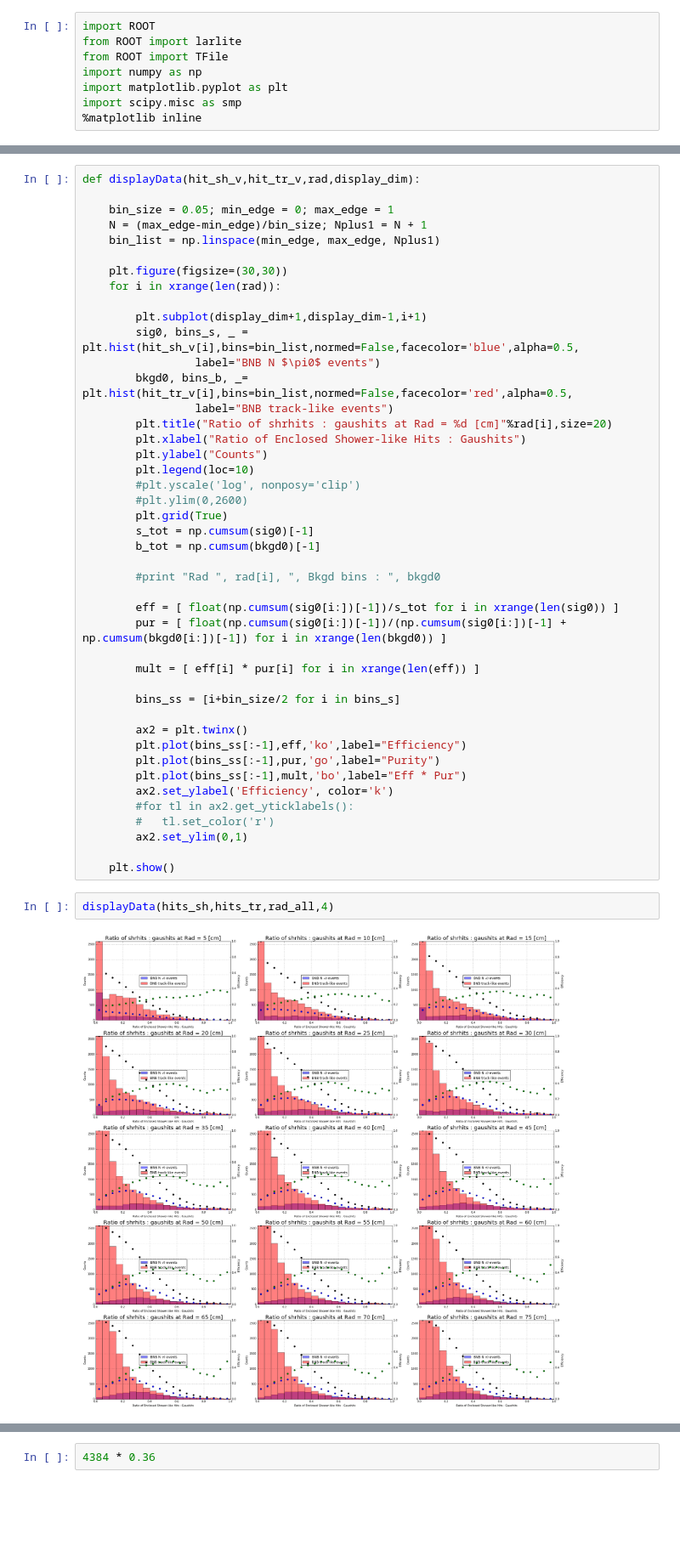
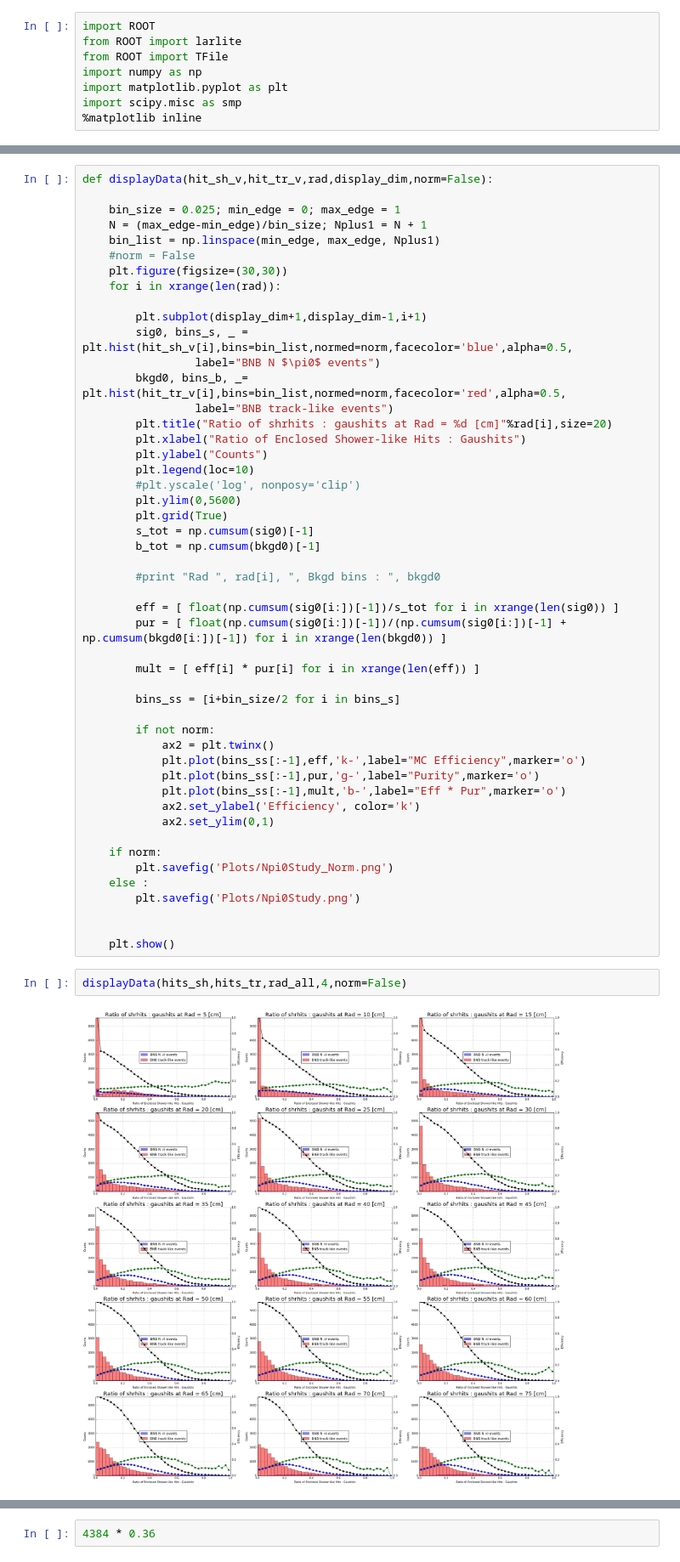
Before and after one commit to ahack379/ShowerTest, a Jupyter notebook: FindCutValue/mac/CosmicBNBFilterStudy.ipynb, the cells around one changed output, grey strips where cells are left out. Shown: that part at 85% size. Saved outputs shown, nothing was run; the diff lists cells and outputs as text; blank space fills up the shorter version.

Commit message:
Adding lots of updates from a while ago. Primarily committing beginning of systematic error study --ahack

```diff
--- a/FindCutValue/mac/CosmicBNBFilterStudy.ipynb
+++ b/FindCutValue/mac/CosmicBNBFilterStudy.ipynb
@@ -54,25 +57,25 @@ hits_tr = np.array(hits_tr).reshape(n_rads,t_evts)
 N radS :  15
 # %%
-def displayData(hit_sh_v,hit_tr_v,rad,display_dim):
+def displayData(hit_sh_v,hit_tr_v,rad,display_dim,norm=False):
 
-    bin_size = 0.05; min_edge = 0; max_edge = 1
+    bin_size = 0.025; min_edge = 0; max_edge = 1
     N = (max_edge-min_edge)/bin_size; Nplus1 = N + 1
     bin_list = np.linspace(min_edge, max_edge, Nplus1)
-
+    #norm = False
     plt.figure(figsize=(30,30))
     for i in xrange(len(rad)):
 
         plt.subplot(display_dim+1,display_dim-1,i+1)
-        sig0, bins_s, _ = plt.hist(hit_sh_v[i],bins=bin_list,normed=False,facecolor='blue',alpha=0.5,
+        sig0, bins_s, _ = plt.hist(hit_sh_v[i],bins=bin_list,normed=norm,facecolor='blue',alpha=0.5,
                  label="BNB N $\pi0$ events")
-        bkgd0, bins_b, _= plt.hist(hit_tr_v[i],bins=bin_list,normed=False,facecolor='red',alpha=0.5,
+        bkgd0, bins_b, _= plt.hist(hit_tr_v[i],bins=bin_list,normed=norm,facecolor='red',alpha=0.5,
                  label="BNB track-like events")
         plt.title("Ratio of shrhits : gaushits at Rad = %d [cm]"%rad[i],size=20)
         plt.xlabel("Ratio of Enclosed Shower-like Hits : Gaushits")
         plt.ylabel("Counts")
         plt.legend(loc=10)
         #plt.yscale('log', nonposy='clip')
-        #plt.ylim(0,2600)
+        plt.ylim(0,5600)
         plt.grid(True)
         s_tot = np.cumsum(sig0)[-1]
         b_tot = np.cumsum(bkgd0)[-1]
@@ -86,17 +89,22 @@ def displayData(hit_sh_v,hit_tr_v,rad,display_dim):
 
         bins_ss = [i+bin_size/2 for i in bins_s]
 
-        ax2 = plt.twinx()
-        plt.plot(bins_ss[:-1],eff,'ko',label="Efficiency")
-        plt.plot(bins_ss[:-1],pur,'go',label="Purity")
-        plt.plot(bins_ss[:-1],mult,'bo',label="Eff * Pur")
-        ax2.set_ylabel('Efficiency', color='k')
-        #for tl in ax2.get_yticklabels():
-        #   tl.set_color('r')
-        ax2.set_ylim(0,1)
+        if not norm:
+            ax2 = plt.twinx()
+            plt.plot(bins_ss[:-1],eff,'k-',label="MC Efficiency",marker='o')
+            plt.plot(bins_ss[:-1],pur,'g-',label="Purity",marker='o')
+            plt.plot(bins_ss[:-1],mult,'b-',label="Eff * Pur",marker='o')
+            ax2.set_ylabel('Efficiency', color='k')
+            ax2.set_ylim(0,1)
+
+    if norm:
+        plt.savefig('Plots/Npi0Study_Norm.png')
+    else :
+        plt.savefig('Plots/Npi0Study.png')
+
 
     plt.show()
 # %%
-displayData(hits_sh,hits_tr,rad_all,4)
+displayData(hits_sh,hits_tr,rad_all,4,norm=False)
 # %% [output]
-[figure, old version]
+[figure, new version]
```
Also changed, not shown: parts of 5 cells of this notebook, 50 other files.
